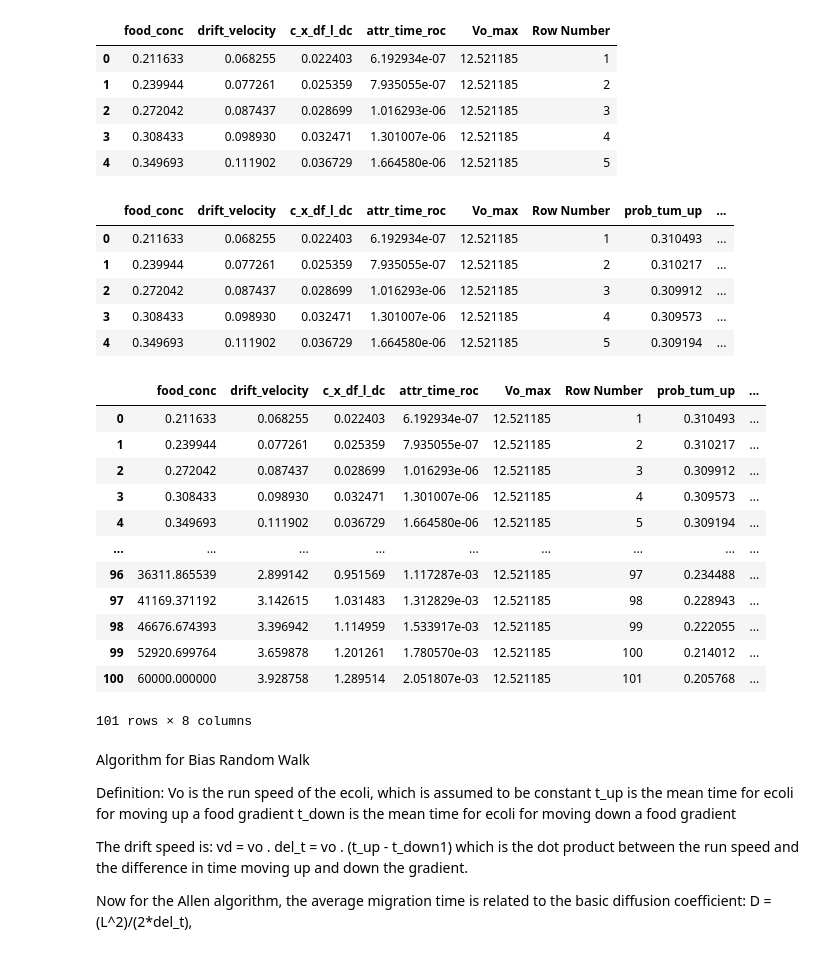
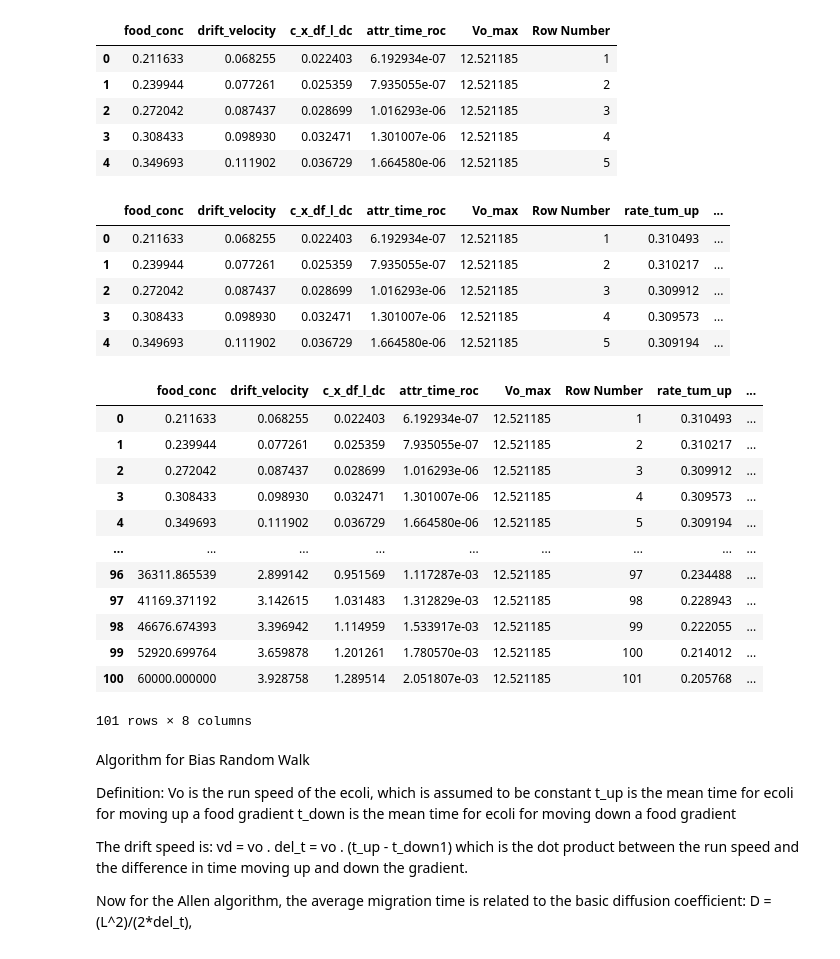
Before and after one commit to Frood-for-Thought/Run_Tumble_Gillespie_Diffusion_Equation, a Jupyter notebook: plotting.ipynb, the cells around one changed output. Saved outputs shown, nothing was run; the diff lists cells and outputs as text; code cells hidden in the pictures.

```diff
--- a/plotting.ipynb
+++ b/plotting.ipynb
@@ -32,12 +32,12 @@ input_param_df.head()
 # %%
 Grad = 0.000405 # µm^-1
 # Receptor Probability is the component in the exponential function that's a byproduct of the alpha value and the receptor sensitivity.
 # "attr_time_roc" is the time rate of change of receptor (attractant from food) protein bound, = input_param_df['drift_velocity'] * Grad * input_param_df['c_x_df_l_dc']
-input_param_df['prob_tum_up'] = np.exp(-1.16 - curve_fit_df['Curve_Fit']*input_param_df['attr_time_roc'])
-input_param_df['prob_tum_down'] = np.exp(-1.16 + curve_fit_df['Curve_Fit']*input_param_df['attr_time_roc'])
+input_param_df['rate_tum_up'] = np.exp(-1.16 - curve_fit_df['Curve_Fit']*input_param_df['attr_time_roc'])
+input_param_df['rate_tum_down'] = np.exp(-1.16 + curve_fit_df['Curve_Fit']*input_param_df['attr_time_roc'])
 input_param_df.head()
 # %% [output]
-|  | food_conc | drift_velocity | c_x_df_l_dc | attr_time_roc | Vo_max | Row Number | prob_tum_up | ... |
+|  | food_conc | drift_velocity | c_x_df_l_dc | attr_time_roc | Vo_max | Row Number | rate_tum_up | ... |
 | 0 | 0.211633 | 0.068255 | 0.022403 | 6.192934e-07 | 12.521185 | 1 | 0.310493 | ... |
 | 1 | 0.239944 | 0.077261 | 0.025359 | 7.935055e-07 | 12.521185 | 2 | 0.310217 | ... |
 | 2 | 0.272042 | 0.087437 | 0.028699 | 1.016293e-06 | 12.521185 | 3 | 0.309912 | ... |
@@ -118,7 +118,7 @@ deme_param = input_param_df
 # %%
 deme_param
 # %% [output]
-|  | food_conc | drift_velocity | c_x_df_l_dc | attr_time_roc | Vo_max | Row Number | prob_tum_up | ... |
+|  | food_conc | drift_velocity | c_x_df_l_dc | attr_time_roc | Vo_max | Row Number | rate_tum_up | ... |
 | 0 | 0.211633 | 0.068255 | 0.022403 | 6.192934e-07 | 12.521185 | 1 | 0.310493 | ... |
 | 1 | 0.239944 | 0.077261 | 0.025359 | 7.935055e-07 | 12.521185 | 2 | 0.310217 | ... |
 | 2 | 0.272042 | 0.087437 | 0.028699 | 1.016293e-06 | 12.521185 | 3 | 0.309912 | ... |
```
Also changed, not shown: parts of 1 cell of this notebook.
